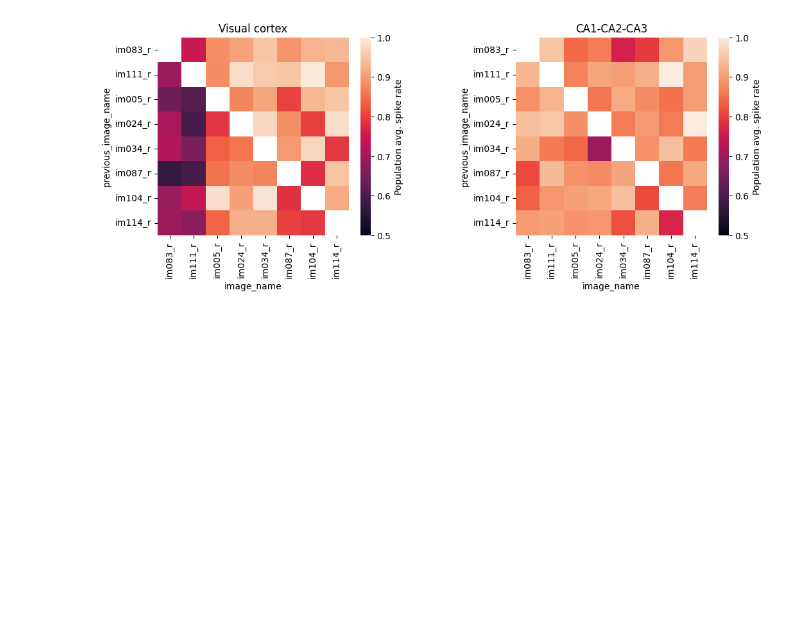
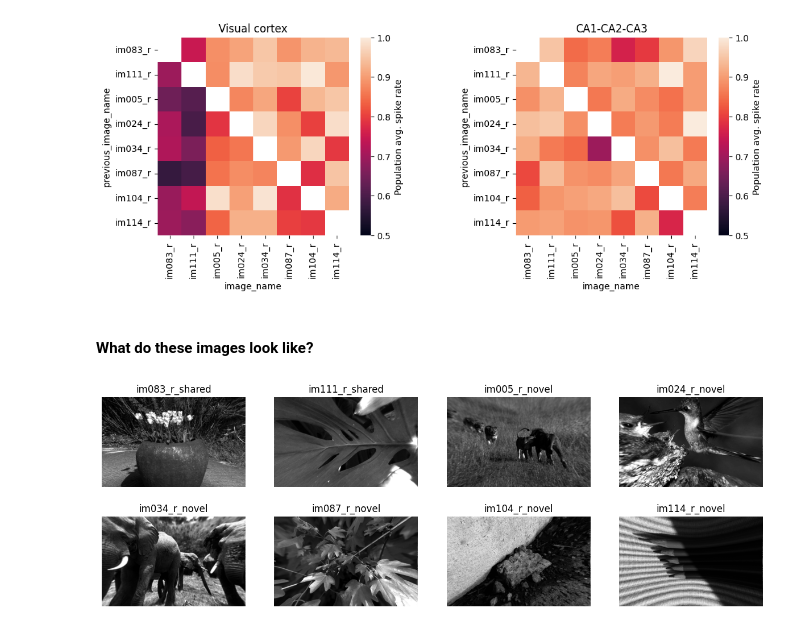
Before and after one commit to AllenInstitute/brain_observatory_utilities, a Jupyter notebook: example_notebooks/AllenSDK-with-BrainObservatoryUtilities-Ephys.ipynb, the cells around one changed output. Saved outputs shown, nothing was run; the diff lists cells and outputs as text; code cells hidden in the pictures; blank space fills up the shorter version.

```diff
--- a/example_notebooks/AllenSDK-with-BrainObservatoryUtilities-Ephys.ipynb
+++ b/example_notebooks/AllenSDK-with-BrainObservatoryUtilities-Ephys.ipynb
@@ -847,3 +847,22 @@ ax[1].set_title('CA1-CA2-CA3')
 plt.subplots_adjust(wspace=0.5)
 # %% [output]
 [figure]
+# %% [markdown]
+#### What do these images look like?
+# %%
+# Plot images
+
+images = ecephys_session.stimulus_templates
+
+fig, ax = plt.subplots(2, 4, figsize=(15,5))
+ax = ax.ravel()
+for i, image_name in enumerate(sorted_image_names):
+    ax[i].imshow(images.loc[image_name]['warped'], cmap='gray')
+    if i <=1:
+        title = image_name+'_shared'
+    else:
+        title = image_name+'_novel'
+    ax[i].set_title(title)
+    ax[i].axis('off')
+# %% [output]
+[figure, added]
```
Also changed, not shown: parts of 2 cells of this notebook.
